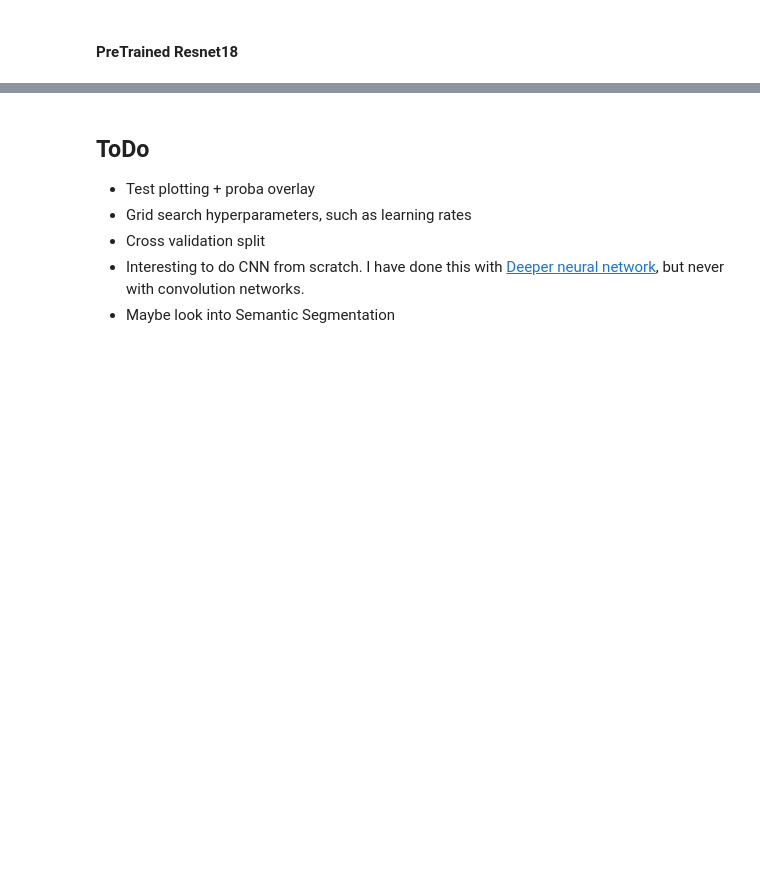
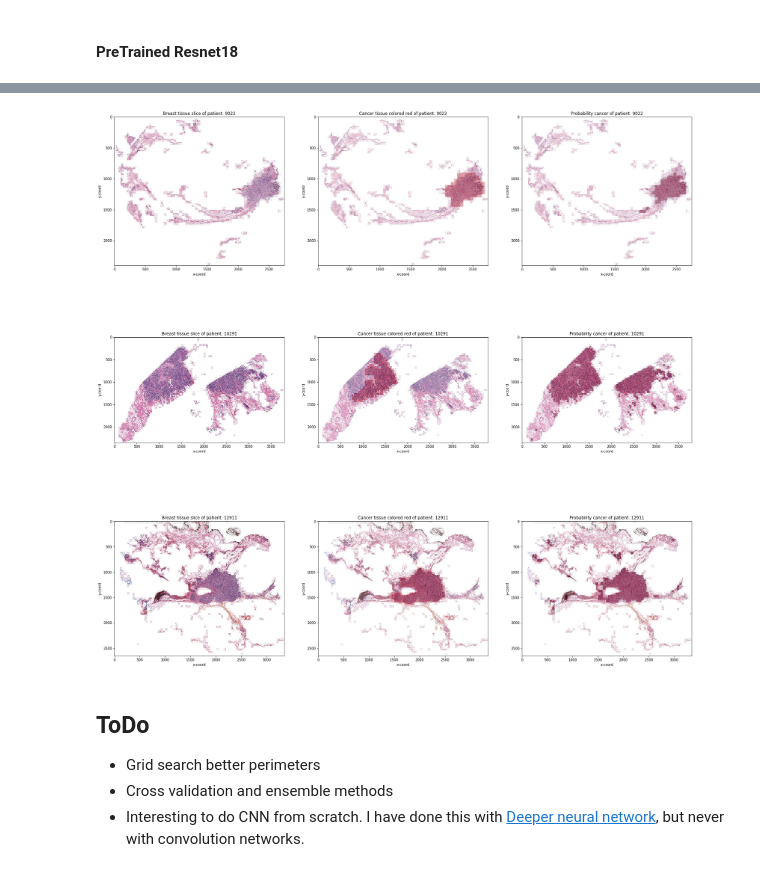
Before and after one commit to Douwe-Spaanderman/IDCfromHistoPathology, a Jupyter notebook: PredictInvasiveDuctalCarcinoma.ipynb, the cells around one changed output, grey strips where cells are left out. Cells and saved outputs as stored; diff of their text form; code cells hidden in the pictures; blank space fills up the shorter version.

```diff
--- a/PredictInvasiveDuctalCarcinoma.ipynb
+++ b/PredictInvasiveDuctalCarcinoma.ipynb
@@ -610,7 +632,12 @@ resnet18 = models.resnet18(pretrained=True)
 
 # We need to add two fc layers and included batchnormalization and dropout
 resnet18.fc = nn.Sequential(
-    nn.Linear(resnet18.fc.in_features, 256),
+    nn.Linear(resnet18.fc.in_features, 512),
+    nn.ReLU(),
+    nn.BatchNorm1d(512),
+    nn.Dropout(0.5),
+
+    nn.Linear(512, 256),
     nn.ReLU(),
     nn.BatchNorm1d(256),
     nn.Dropout(0.5),
@@ -618,4 +645,4 @@ resnet18.fc = nn.Sequential(
     nn.Linear(256, 2)
 )
 
-resnet18 = resnet18.to(device)s
+resnet18 = resnet18.to(device)
@@ -681,8 +756,36 @@ plt.show()
+# %%
+fig, ax = plt.subplots(3,3,figsize=(30,30))
+patients_id = ["9022", "10291", "12911"]
+for i in range(3):
+    # We can pick a random one using this function
+    #patient_id = random.choice(metadata["Patient ID"].unique())
+
+    # For illustration purposes I have picked two
+    patient_id = patients_id[i]
+
+    image, overlay, cache_shape = patient_whole_slide(metadata, patient_id)
+
+    ax[i,0].imshow(image, alpha=0.9)
+    ax[i,0].grid(False)
+    ax[i,1].imshow(overlay, alpha=0.8)
+    ax[i,1].imshow(image, alpha=0.7)
+    ax[i,1].grid(False)
+    overlay = patient_whole_slide_prob(predictions, patient_id)
+    ax[i,2].imshow(overlay, alpha=0.8)
+    ax[i,2].imshow(image, alpha=0.7)
+    ax[i,2].grid(False)
+    for m in range(3):
+        ax[i,m].set_xlabel("x-coord")
+        ax[i,m].set_ylabel("y-coord")
+
+    ax[i,0].set_title("Breast tissue slice of patient: " + patient_id)
+    ax[i,1].set_title("Cancer tissue colored red of patient: " + patient_id)
+    ax[i,2].set_title("Probability cancer of patient: " + patient_id)
+# %% [output]
+[figure, added]
 # %% [markdown]
-## ToDo <a name="paragraph3c"></a>
+## ToDo <a name="paragraph5"></a>
 
-- Test plotting + proba overlay
-- Grid search hyperparameters, such as learning rates
-- Cross validation split
+- Grid search better perimeters
+- Cross validation and ensemble methods
 - Interesting to do CNN from scratch. I have done this with [Deeper neural network](https://htmlpreview.github.io/?https://github.com/Douwe-Spaanderman/DeepLearningCourse/blob/main/html/Deeper_neural_network.html), but never with convolution networks.
-- Maybe look into Semantic Segmentation
```
Also changed, not shown: parts of 27 cells of this notebook, 3 other files.
